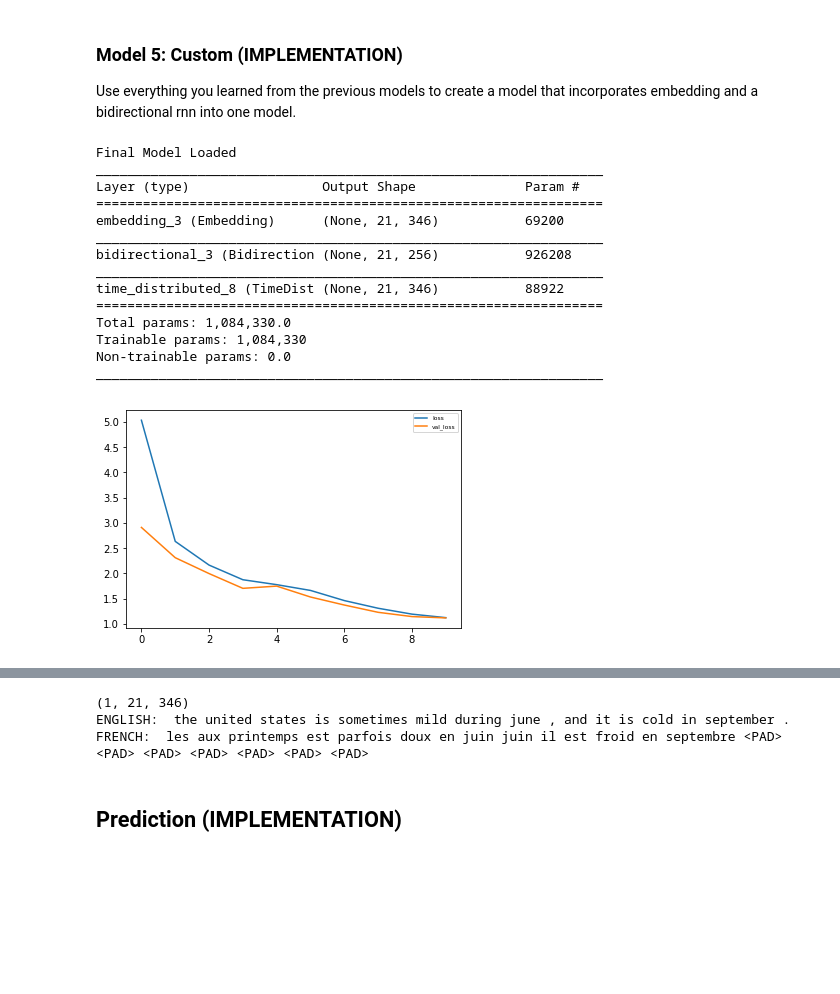
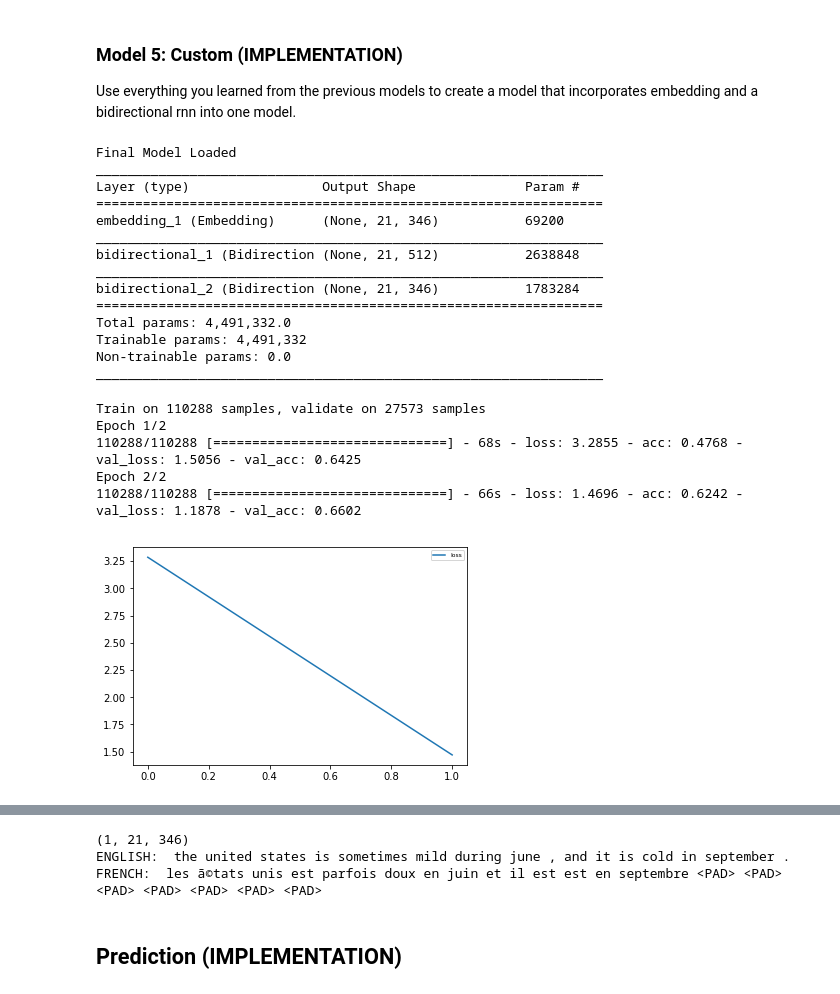
Before and after one commit to thoaionline/aind2-nlp-capstone, a Jupyter notebook: machine_translation.ipynb, the cells around one changed output, grey strips where cells are left out. Cells and saved outputs as stored; diff of their text form; code cells hidden in the pictures; blank space fills up the shorter version.

Commit message:
Review model

```diff
--- a/machine_translation.ipynb
+++ b/machine_translation.ipynb
@@ -646,6 +643,9 @@ _________________________________________________________________
 Use everything you learned from the previous models to create a model that incorporates embedding and a bidirectional rnn into one model.
 # %%
 import project_tests as tests
+
+from keras import backend as K
+K.clear_session()
 
 def model_final(input_shape, output_sequence_length, english_vocab_size, french_vocab_size):
     """
@@ -672,18 +672,29 @@ def model_final(input_shape, output_sequence_length, english_vocab_size, french_
     model.add(
         Bidirectional(
             GRU(
-                256,
+                512,
                 return_sequences=True
             ),
             merge_mode='sum'
         )
     )
 
-    model.add(TimeDistributed(Dense(french_vocab_size)))
+    model.add(
+        Bidirectional(
+            GRU(
+                french_vocab_size,
+                return_sequences=True
+            ),
+            merge_mode='sum'
+        )
+    )
+
+
+    #model.add(TimeDistributed(Dense()))
 
     model.compile(
         loss=sparse_categorical_crossentropy,
-        optimizer=Adam(),
+        optimizer=Adam(0.003),
         metrics=['accuracy']
     )
 
@@ -706,14 +717,14 @@ Final Model Loaded
 _________________________________________________________________
 Layer (type)                 Output Shape              Param #
 =================================================================
-embedding_3 (Embedding)      (None, 21, 346)           69200
+embedding_1 (Embedding)      (None, 21, 346)           69200
 _________________________________________________________________
-bidirectional_3 (Bidirection (None, 21, 256)           926208
+bidirectional_1 (Bidirection (None, 21, 512)           2638848
 _________________________________________________________________
-time_distributed_8 (TimeDist (None, 21, 346)           88922
+bidirectional_2 (Bidirection (None, 21, 346)           1783284
 =================================================================
-Total params: 1,084,330.0
-Trainable params: 1,084,330
+Total params: 4,491,332.0
+Trainable params: 4,491,332
 Non-trainable params: 0.0
 _________________________________________________________________
 # %%
@@ -724,36 +735,42 @@ from matplotlib import pyplot as plt
 from IPython.display import clear_output
 
 # CODE FROM https://gist.github.com/stared/dfb4dfaf6d9a8501cd1cc8b8cb806d2e
 class PlotLosses(keras.callbacks.Callback):
     def on_train_begin(self, logs={}):
         self.i = 0
         self.x = []
         self.losses = []
-        self.val_losses = []
+        # self.val_losses = []
 
         self.fig = plt.figure()
 
         self.logs = []
 
     def on_epoch_end(self, epoch, logs={}):
 
         self.logs.append(logs)
         self.x.append(self.i)
         self.losses.append(logs.get('loss'))
-        self.val_losses.append(logs.get('val_loss'))
+        # self.val_losses.append(logs.get('val_loss'))
         self.i += 1
 
-        clear_output(wait=True)
+    def on_train_end(self, logs=None):
+        # clear_output(wait=True)
         plt.plot(self.x, self.losses, label="loss")
-        plt.plot(self.x, self.val_losses, label="val_loss")
+        # plt.plot(self.x, self.val_losses, label="val_loss")
         plt.legend(prop={'size': 6})
         plt.show();
 
 
 history = final_rnn.fit(
     padded_x, preproc_french_sentences,
-    batch_size=10000, epochs=10, validation_split=0.2,
+    batch_size=4000, epochs=2, validation_split=0.2,
     callbacks=[PlotLosses()]
 )
 # %% [output]
+Train on 110288 samples, validate on 27573 samples
+Epoch 1/2
+110288/110288 [==============================] - 68s - loss: 3.2855 - acc: 0.4768 - val_loss: 1.5056 - val_acc: 0.6425
+Epoch 2/2
+110288/110288 [==============================] - 66s - loss: 1.4696 - acc: 0.6242 - val_loss: 1.1878 - val_acc: 0.6602
-[figure, old version]
+[figure, new version]
@@ -763,7 +779,7 @@ preview_sentence(3,padded_x,final_rnn)
 # %% [output]
 (1, 21, 346)
 ENGLISH:  the united states is sometimes mild during june , and it is cold in september .
-FRENCH:  les aux printemps est parfois doux en juin juin il est froid en septembre <PAD> <PAD> <PAD> <PAD> <PAD> <PAD> <PAD>
+FRENCH:  les ã©tats unis est parfois doux en juin et il est est en septembre <PAD> <PAD> <PAD> <PAD> <PAD> <PAD> <PAD>
 # %% [markdown]
 ## Prediction (IMPLEMENTATION)
 # %%
```
Also changed, not shown: parts of 16 cells of this notebook, 2 other files.
